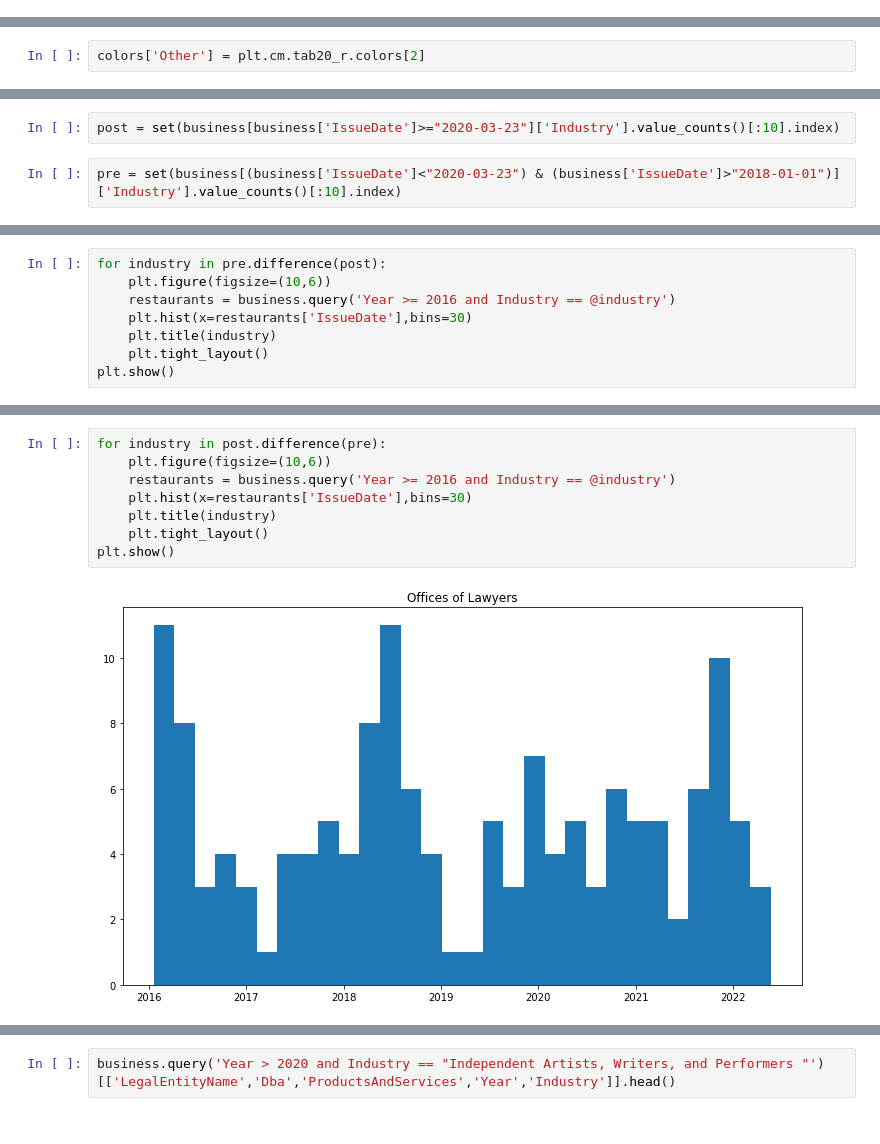
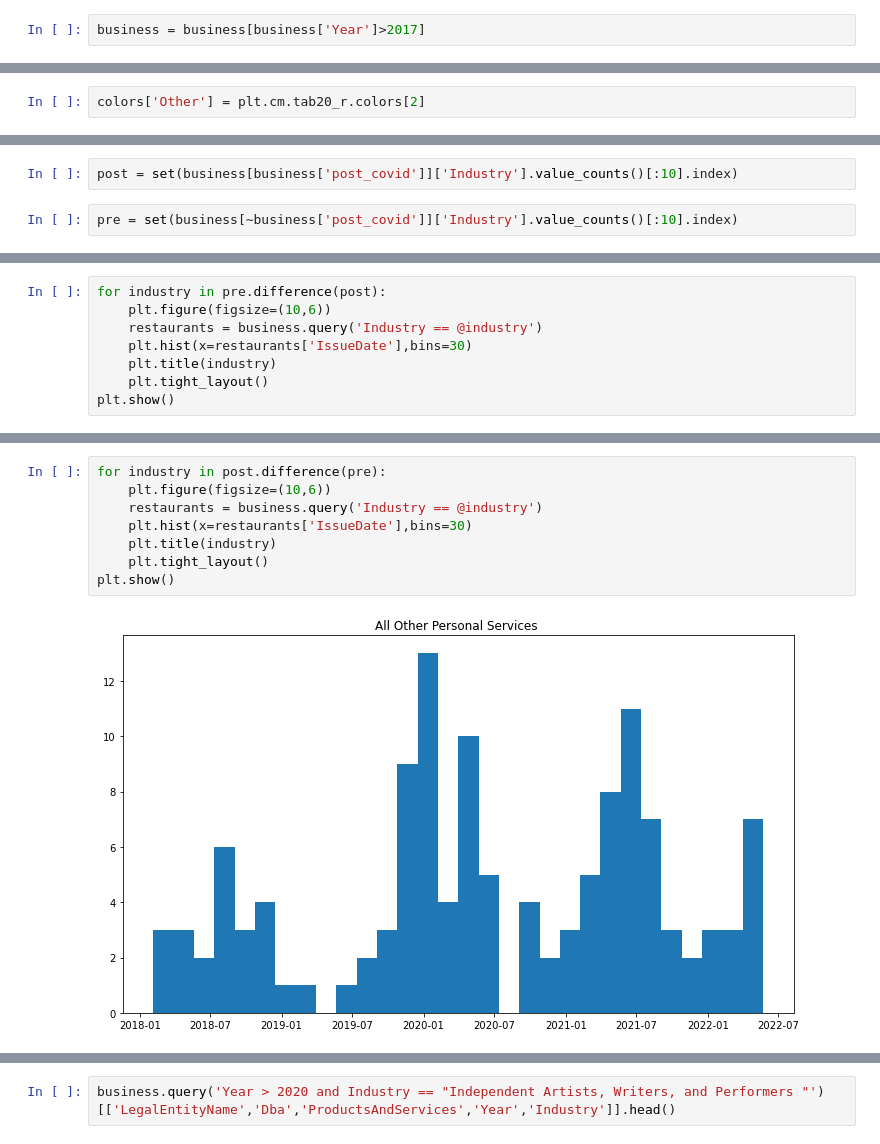
Before and after one commit to edwinhung/Business_Listing_Bellevue, a Jupyter notebook: Business_EDA.ipynb, the cells around one changed output, grey strips where cells are left out. Cells and saved outputs as stored; diff of their text form.

Commit message:
create plot for industry change

```diff
--- a/Business_EDA.ipynb
+++ b/Business_EDA.ipynb
@@ -92,6 +94,8 @@ plt.hist(x=business[business['Year']>2010]['IssueDate'],bins=50)
 plt.show()
 # %% [output]
 [figure]
+# %%
+business = business[business['Year']>2017]
 # %%
 all_sectors = business['Sector'].value_counts()
 labels = all_sectors.index.to_list()
@@ -170,7 +170,7 @@ pre_covid.difference(post_covid)
 # %%
-post = set(business[business['IssueDate']>="2020-03-23"]['Industry'].value_counts()[:10].index)
+post = set(business[business['post_covid']]['Industry'].value_counts()[:10].index)
 # %%
-pre = set(business[(business['IssueDate']<"2020-03-23") & (business['IssueDate']>"2018-01-01")]['Industry'].value_counts()[:10].index)
+pre = set(business[~business['post_covid']]['Industry'].value_counts()[:10].index)
 # %%
 post.difference(pre)
 # %% [output]
@@ -186,7 +188,7 @@ pre.difference(post)
 # %%
 for industry in pre.difference(post):
     plt.figure(figsize=(10,6))
-    restaurants = business.query('Year >= 2016 and Industry == @industry')
+    restaurants = business.query('Industry == @industry')
     plt.hist(x=restaurants['IssueDate'],bins=30)
     plt.title(industry)
     plt.tight_layout()
@@ -198,10 +201,10 @@ plt.show()
 # %%
 for industry in post.difference(pre):
     plt.figure(figsize=(10,6))
-    restaurants = business.query('Year >= 2016 and Industry == @industry')
+    restaurants = business.query('Industry == @industry')
     plt.hist(x=restaurants['IssueDate'],bins=30)
     plt.title(industry)
     plt.tight_layout()
 plt.show()
 # %% [output]
-[figure, old version]
+[figure, new version]
```
Also changed, not shown: parts of 16 cells of this notebook.
